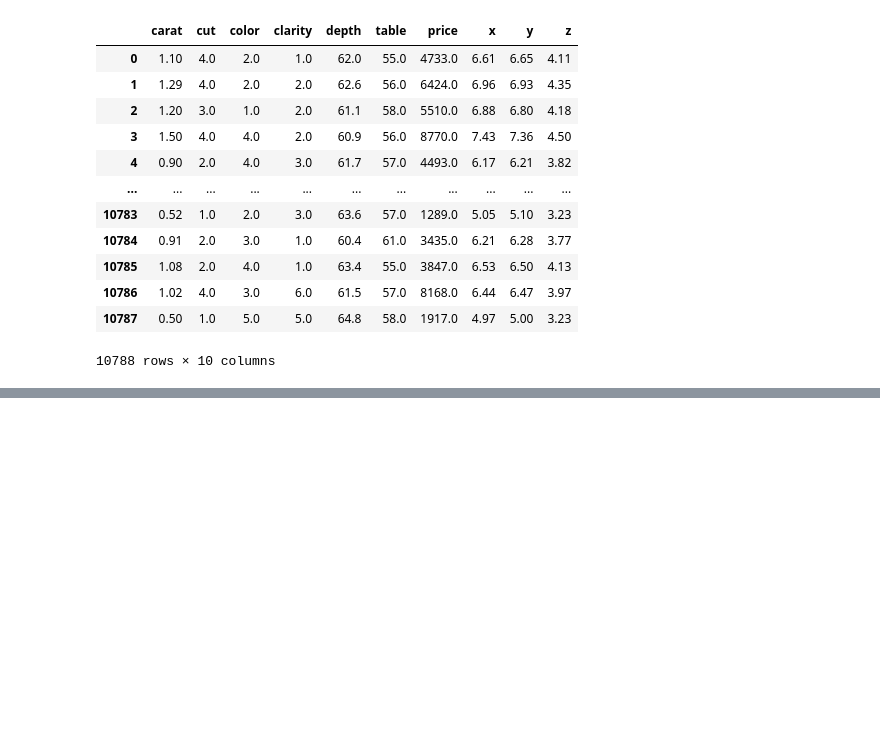
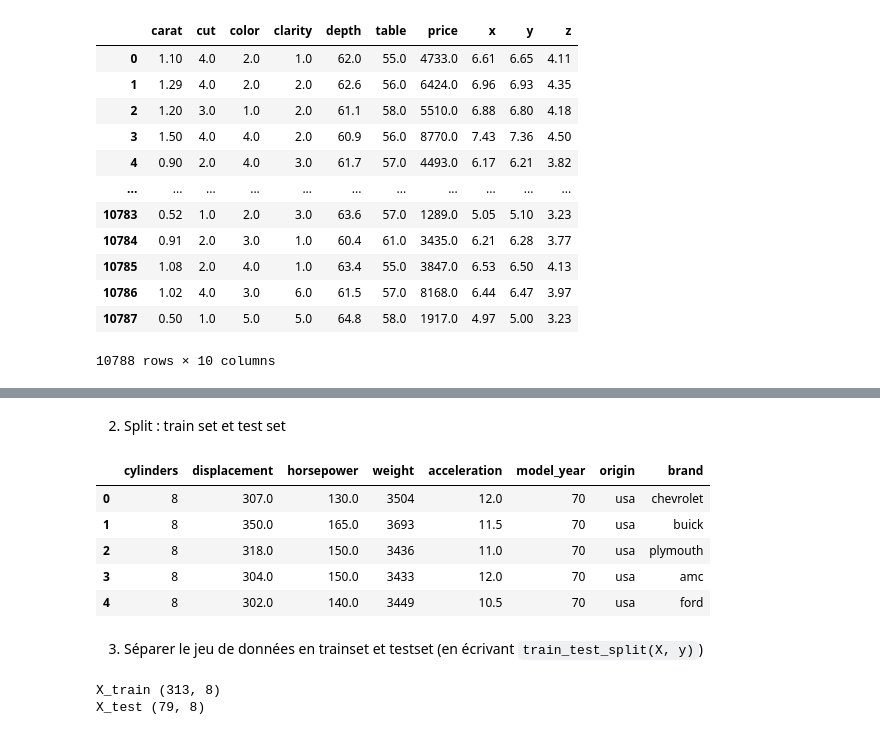
Before and after one commit to MouloudB-24/MP-PRO, a Jupyter notebook: entrainement.ipynb, the cells around one changed output, grey strips where cells are left out. Drawn from its saved outputs; the diff is of its cells as text; code cells hidden in the pictures; blank space fills up the shorter version.

```diff
--- a/entrainement.ipynb
+++ b/entrainement.ipynb
@@ -1591,0 +1891,15 @@ test_set
+# %% [markdown]
+2. Split : train set et test set
+# %%
+X = df.drop('mpg', axis=1)
+y = df['mpg']
+X.head()
+# %% [output]
+|  | cylinders | displacement | horsepower | weight | acceleration | model_year | origin | brand |
+| 0 | 8 | 307.0 | 130.0 | 3504 | 12.0 | 70 | usa | chevrolet |
+| 1 | 8 | 350.0 | 165.0 | 3693 | 11.5 | 70 | usa | buick |
+| 2 | 8 | 318.0 | 150.0 | 3436 | 11.0 | 70 | usa | plymouth |
+| 3 | 8 | 304.0 | 150.0 | 3433 | 12.0 | 70 | usa | amc |
+| 4 | 8 | 302.0 | 140.0 | 3449 | 10.5 | 70 | usa | ford |
+# %% [markdown]
+3. Séparer le jeu de données en trainset et testset (en écrivant `train_test_split(X, y)`)
@@ -1591,0 +1910,6 @@ test_set
+# %%
+print('X_train', X_train.shape)
+print('X_test', X_test.shape)
+# %% [output]
+X_train (313, 8)
+X_test (79, 8)
```
Also changed, not shown: parts of 39 cells of this notebook.
